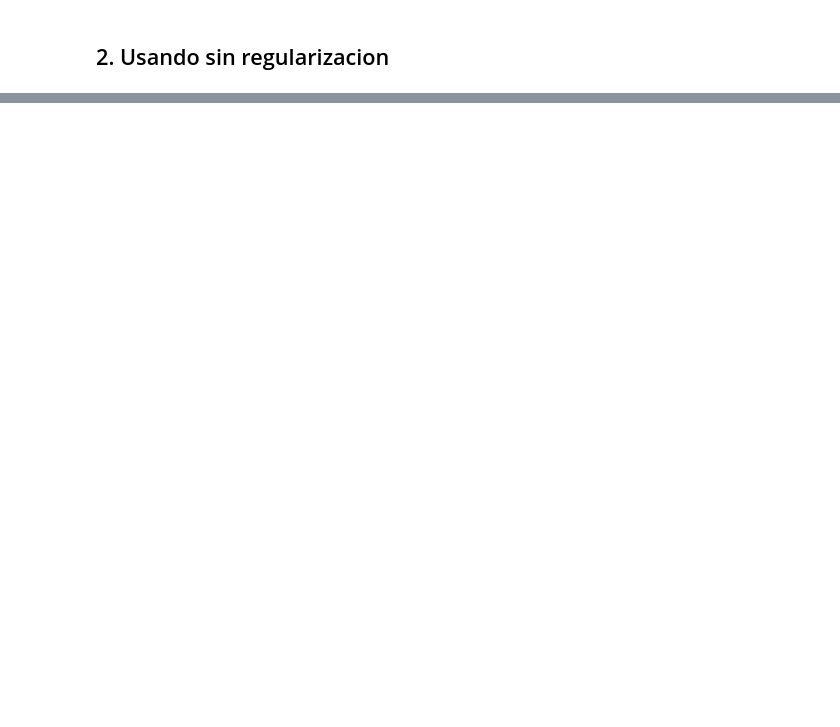
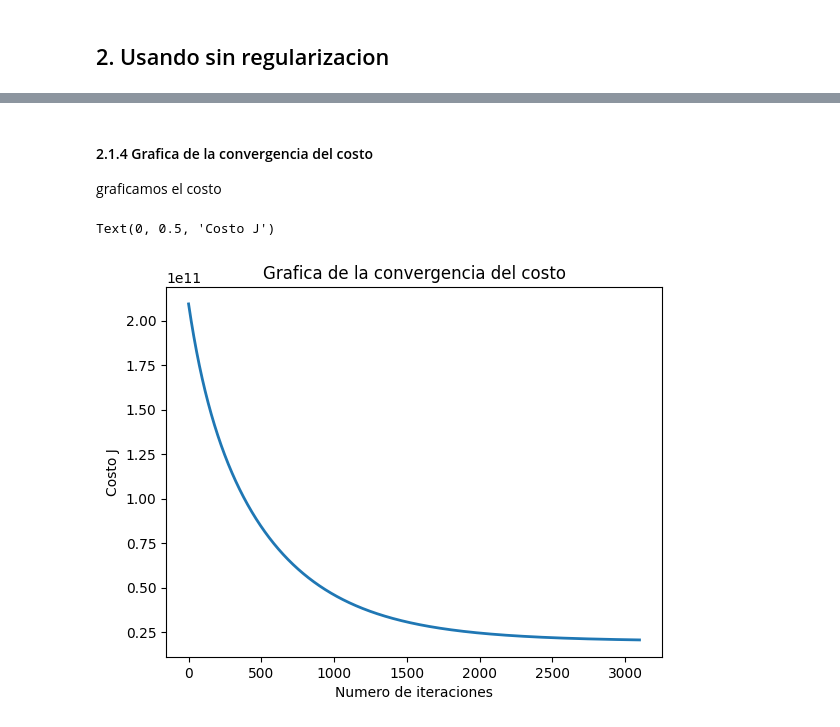
Before and after one commit to bspoloo/SIS420-012024, a Jupyter notebook: Laboratorios/Laboratorio 4/Regresion lineal.ipynb, the cells around one changed output, grey strips where cells are left out. Saved outputs shown, nothing was run; the diff lists cells and outputs as text; code cells hidden in the pictures; blank space fills up the shorter version.

```diff
--- a/Laboratorios/Laboratorio 4/Regresion lineal.ipynb
+++ b/Laboratorios/Laboratorio 4/Regresion lineal.ipynb
@@ -237,0 +274,8 @@ def mean_squared_error(y_pred, y_actual):
+# %%
+def calcularCostoSR(X, y, theta):
+    m = y.size
+    J = 0
+    #h = np.dot(X, theta)
+    # print(h)
+    J = (1/(2 * m)) * np.sum(np.square(np.dot(X, theta) - y))
+    return J
@@ -854,0 +1091,12 @@ Raíz del Error Cuadrático Medio (RMSE) = 199742.16671260228
+# %%
+#hacemos una copia de y_train y y_test para usarlo en la regresion lineal multivariable
+
+#estos datos seran usados para el entrenamiento
+X_testRLM = X_test.copy()
+y_testRLM = y_test.copy()
+m_test_RLM = len(y_testRLM)
+
+#estos datos seran usados para el test
+X_trainRLM = X_train.copy()
+y_trainRLM = y_train.copy()
+m_train_RLM = len(y_trainRLM)
@@ -854,0 +1230,20 @@ Raíz del Error Cuadrático Medio (RMSE) = 199742.16671260228
+# %%
+#creamos un theta con 19 columnas de ceros
+theta_RLM = np.zeros(len(X_ready_RLM[0]))
+
+#numero de iteraciones sera 1000000 y un alpha 0.00009
+num_ite_RLM = 3100
+alpha_RLM = 0.0009
+
+theta_RLM, J_historico_RLM = calcularDescensoGradienteSR(X_ready_RLM, y_trainRLM, theta_RLM, alpha_RLM, num_ite_RLM)
+print("########################################################################################################")
+print("Los valores de theta calculados son:")
+i = 0
+for tht in theta_RLM:
+    i += 1
+    print(f"theta {i}: {tht}")
+
+print(f"########################################################################################################")
+#mostramos el ultimo costo, este seria el mejor costo
+print(f"con un costo de: { J_historico_RLM[-1]} ")
+print("la cantidad de theta son: ", theta.shape[0])
@@ -854,0 +1268,11 @@ Raíz del Error Cuadrático Medio (RMSE) = 199742.16671260228
+# %% [markdown]
+#### 2.1.4 Grafica de la convergencia del costo
+graficamos el costo
+# %%
+pyplot.plot(np.arange(len(J_historico_RLM)), J_historico_RLM, lw=2)
+pyplot.title("Grafica de la convergencia del costo")
+pyplot.xlabel('Numero de iteraciones')
+pyplot.ylabel('Costo J')
+# %% [output]
+Text(0, 0.5, 'Costo J')
+[figure, added]
```
Also changed, not shown: parts of 75 cells of this notebook.
